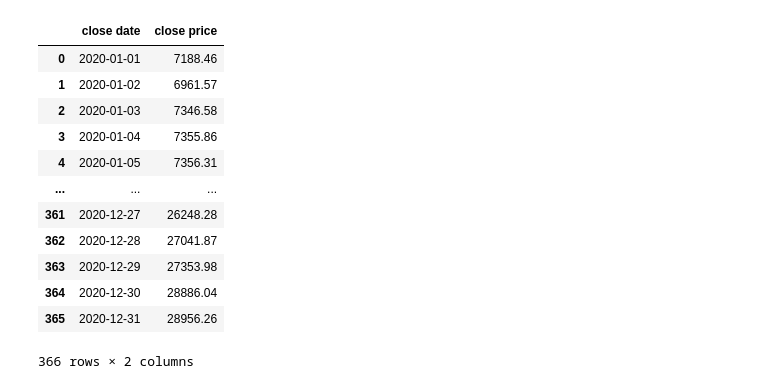
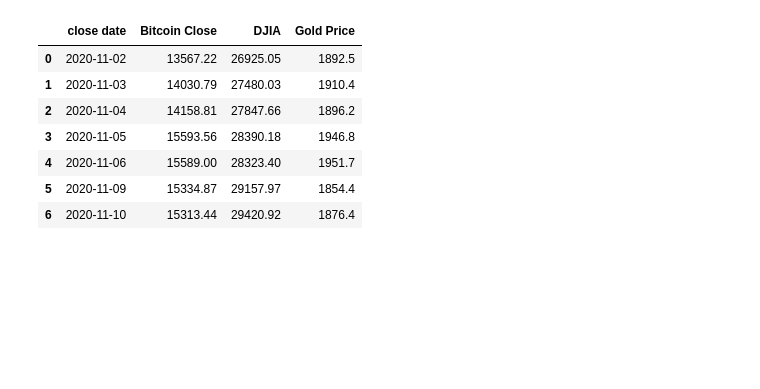
Before and after one commit to darrenr10/Project_1, a Jupyter notebook: Ryan_Work.ipynb, the cells around one changed output. Cells and saved outputs as stored; diff of their text form; code cells hidden in the pictures; blank space fills up the shorter version.

Commit message:
included gold/DJIA and plotting

```diff
--- a/Ryan_Work.ipynb
+++ b/Ryan_Work.ipynb
@@ -14,12 +14,23 @@ from pprint import pprint
 # Start = YYYY-MM-DD
 # End = YYYY-MM-DD
 
-#Url_Setup
+#Url_Setup for BPI
 base_url = "https://api.coindesk.com/v1/bpi/historical/close.json?"
-Start = '2020-01-01'
-End = '2020-12-31'
+Start = '2020-11-02'
+End = '2020-11-10'
 query_url = f'{base_url}start={Start}&end={End}'
 
 
 pprint(requests.get(query_url).json())
+
+#Data set up for Dow Jones during Election (11-2 - 11/10)
+# Read CSV
+DJIA_data = pd.read_csv("data/DJIA.csv")
+DJIA_data.rename(columns = {'DATE':'close date'}, inplace = True)
+DJIA_data
+
+#Data for Gold (11-2 - 11/10)
+Gold_data = pd.read_csv("data/Gold Price.csv")
+Gold_data.rename(columns = {'Date':'close date'}, inplace = True)
+Gold_data
 # %% [output]
@@ -43,21 +58,27 @@ pprint(requests.get(query_url).json())
 # %%
-#response get
+#response get for BPI
 response = requests.get(query_url).json()
 my_dict = response['bpi']
 test_df= pd.DataFrame(list(my_dict.items()),columns=['close date','close price'])
 test_df['close price'] = test_df['close price'].round(2)
+test_df.rename(columns = {'close price':'Bitcoin Close'}, inplace = True)
 test_df
+
+# #Combine DF for Dow and BPI
+combined_DowBPI_data = pd.merge(test_df, DJIA_data, on="close date", how="outer")
+clean_combined = combined_DowBPI_data.dropna()
+
+combined_DowBPIGold_data = pd.merge(clean_combined, Gold_data, on="close date", how="outer")
+combined_DowBPIGold_data
+
+
+##Dow and Gold was closed on the weekend
 # %% [output]
-|  | close date | close price |
-| 0 | 2020-01-01 | 7188.46 |
-| 1 | 2020-01-02 | 6961.57 |
-| 2 | 2020-01-03 | 7346.58 |
-| 3 | 2020-01-04 | 7355.86 |
-| 4 | 2020-01-05 | 7356.31 |
-| ... | ... | ... |
-| 361 | 2020-12-27 | 26248.28 |
-| 362 | 2020-12-28 | 27041.87 |
-| 363 | 2020-12-29 | 27353.98 |
-| 364 | 2020-12-30 | 28886.04 |
-| 365 | 2020-12-31 | 28956.26 |
+|  | close date | Bitcoin Close | DJIA | Gold Price |
+| 0 | 2020-11-02 | 13567.22 | 26925.05 | 1892.5 |
+| 1 | 2020-11-03 | 14030.79 | 27480.03 | 1910.4 |
+| 2 | 2020-11-04 | 14158.81 | 27847.66 | 1896.2 |
+| 3 | 2020-11-05 | 15593.56 | 28390.18 | 1946.8 |
+| 4 | 2020-11-06 | 15589.00 | 28323.40 | 1951.7 |
+| 5 | 2020-11-09 | 15334.87 | 29157.97 | 1854.4 |
+| 6 | 2020-11-10 | 15313.44 | 29420.92 | 1876.4 |
-366 rows × 2 columns
```
Also changed, not shown: parts of 6 cells of this notebook, 2 other files.
